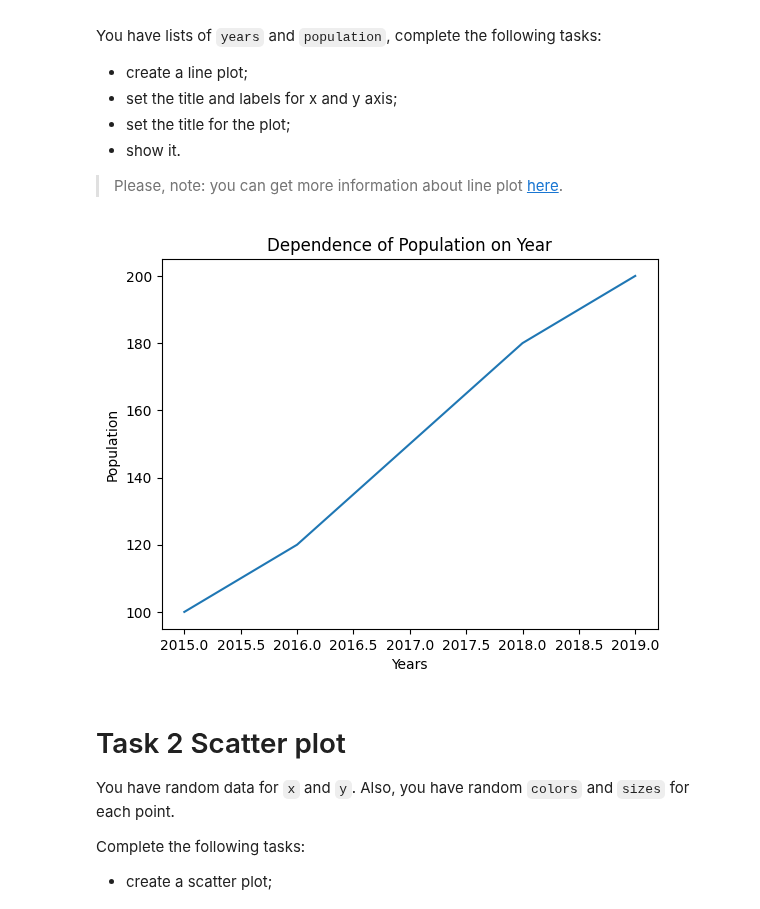
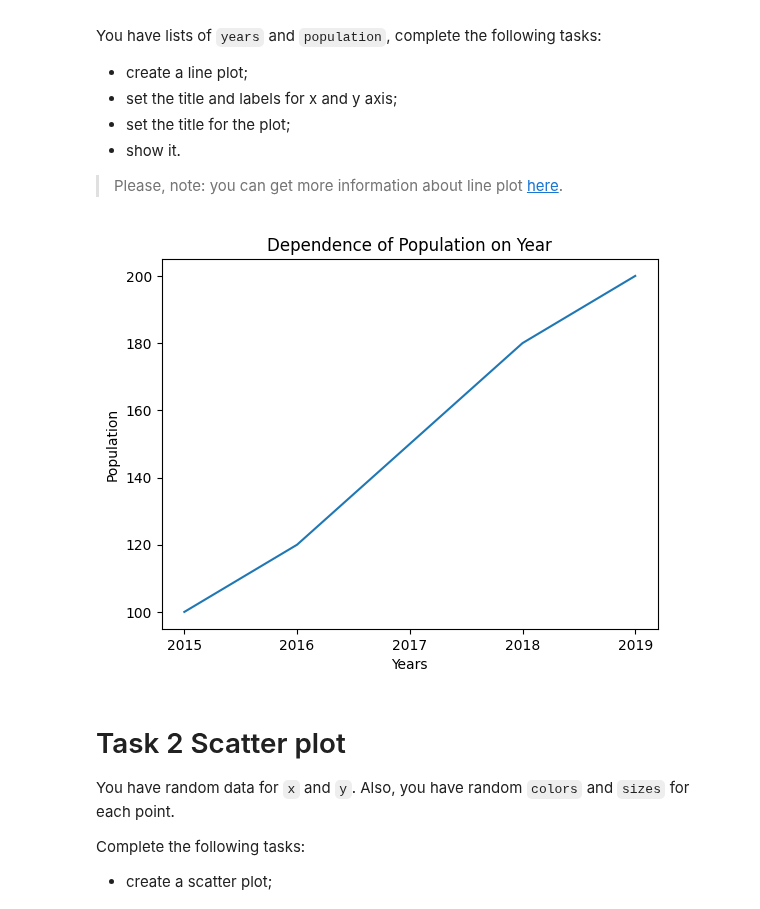
Before and after one commit to mate-academy/py-matplotlib, a Jupyter notebook: app/matplotlib.ipynb, the cells around one changed output. Drawn from its saved outputs; the diff is of its cells as text; code cells hidden in the pictures.

Commit message:
fix years in graph

```diff
--- a/app/matplotlib.ipynb
+++ b/app/matplotlib.ipynb
@@ -19,14 +19,15 @@ You have lists of `years` and `population`, complete the following tasks:
 # %%
 years = [2015, 2016, 2017, 2018, 2019]
 population = [100, 120, 150, 180, 200]
 
 plt.plot(years, population, linestyle="-")
 plt.title("Dependence of Population on Year")
 plt.xlabel("Years")
 plt.ylabel("Population")
+plt.xticks(years)
 plt.show()
 # %% [output]
-[figure, old version]
+[figure, new version]
 # %% [markdown]
 # Task 2 Scatter plot
 
```
